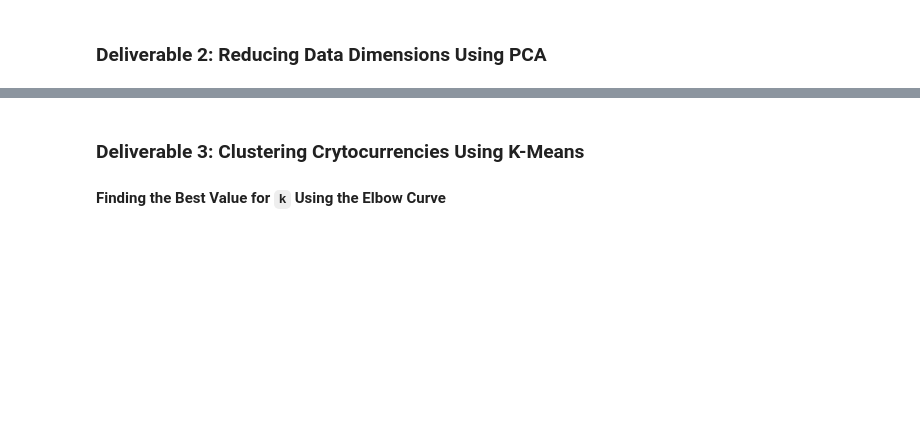
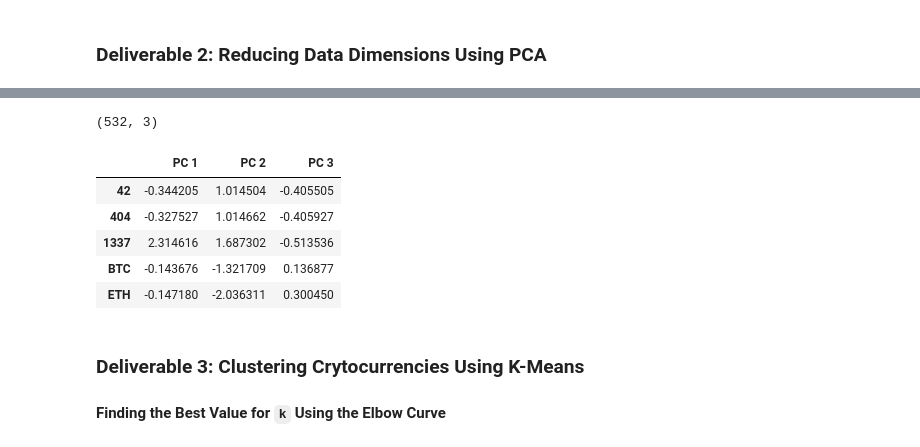
Before and after one commit to melisavacca/Cryptocurrencies, a Jupyter notebook: crypto_clustering.ipynb, the cells around one changed output, grey strips where cells are left out. Saved outputs shown, nothing was run; the diff lists cells and outputs as text; code cells hidden in the pictures; blank space fills up the shorter version.

```diff
--- a/crypto_clustering.ipynb
+++ b/crypto_clustering.ipynb
@@ -193,5 +197,7 @@ array([[-0.11710817, -0.1528703 , -0.0433963 , ..., -0.0433963 ,
 ### Deliverable 2: Reducing Data Dimensions Using PCA
 # %%
 # Using PCA to reduce dimension to three principal components.
-# YOUR CODE HERE
+pca = PCA(n_components=3)
+crypto_pca = pca.fit_transform(crypto_scaled)
+crypto_pca
 # %% [output]
@@ -221,3 +211,17 @@ array([[-0.33285464,  1.0383583 , -0.56494435],
+# %%
+# Create a DataFrame with the three principal components.
+pcs_df = pd.DataFrame(
+    data=crypto_pca, columns=["PC 1", "PC 2", "PC 3"], index=crypto_df.index)
+print(pcs_df.shape)
+pcs_df.head()
+# %% [output]
+(532, 3)
+|  | PC 1 | PC 2 | PC 3 |
+| 42 | -0.344205 | 1.014504 | -0.405505 |
+| 404 | -0.327527 | 1.014662 | -0.405927 |
+| 1337 | 2.314616 | 1.687302 | -0.513536 |
+| BTC | -0.143676 | -1.321709 | 0.136877 |
+| ETH | -0.147180 | -2.036311 | 0.300450 |
 # %% [markdown]
 ### Deliverable 3: Clustering Crytocurrencies Using K-Means
 
```
Also changed, not shown: parts of 3 cells of this notebook.
